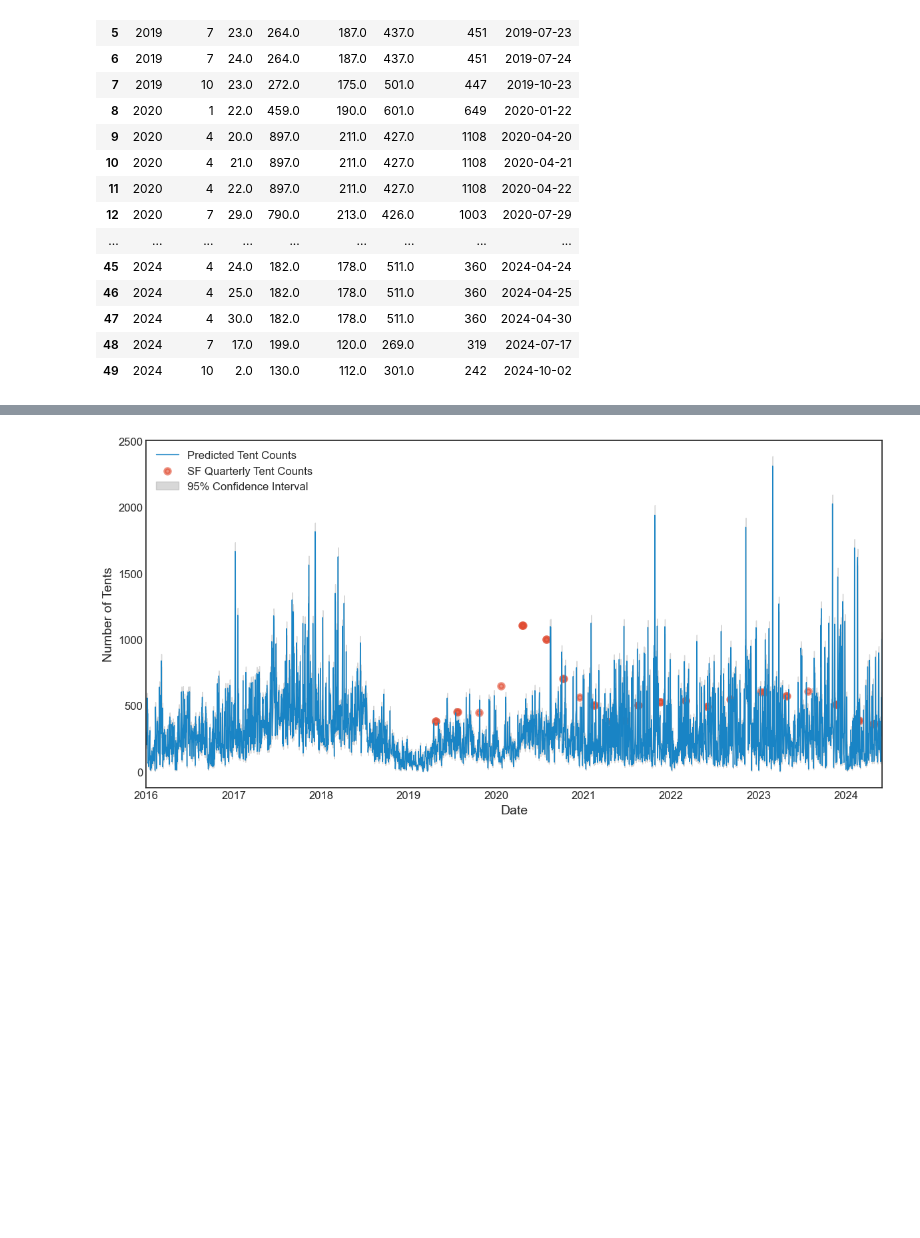
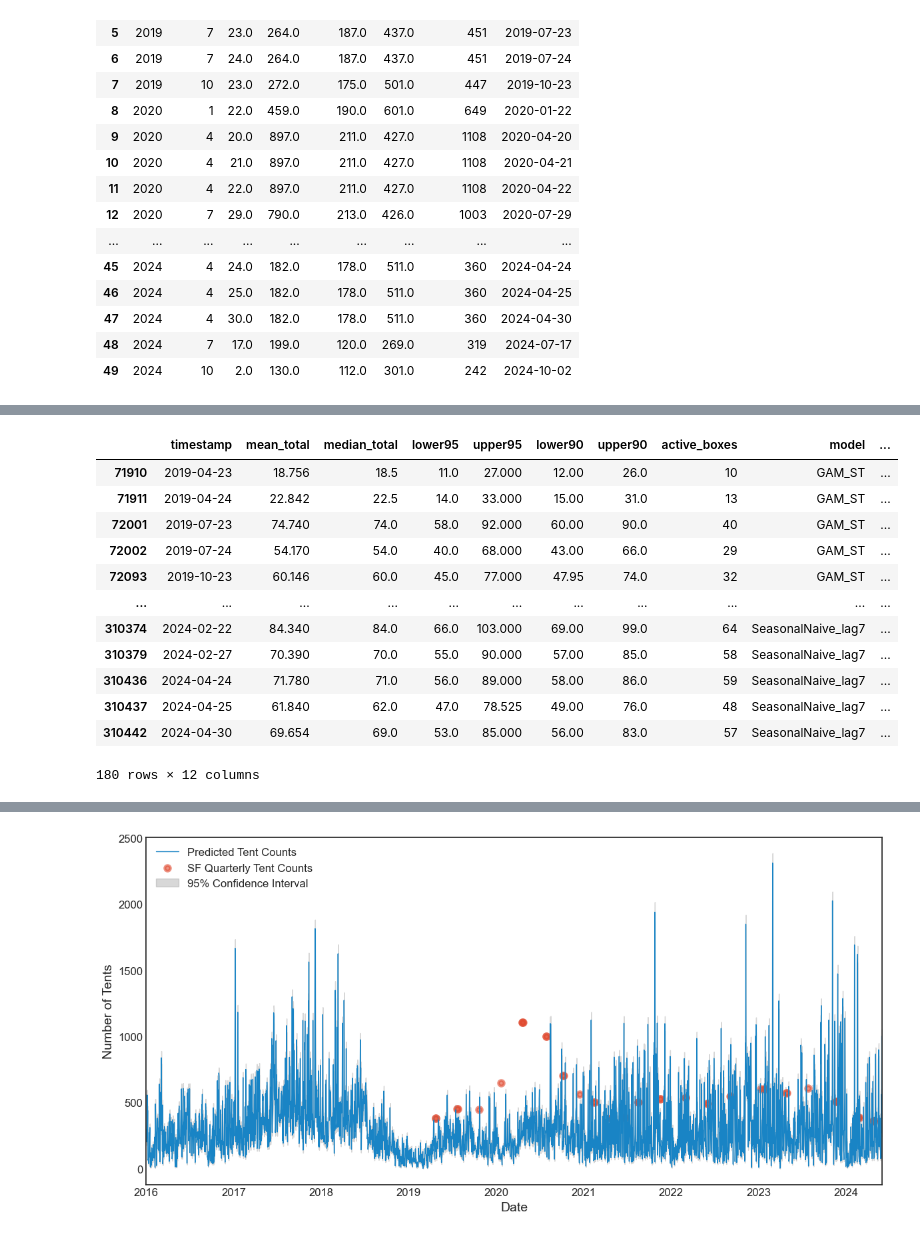
Before and after one commit to yilmajung/HOMELESSSTUDY_EPJDS_2025_v2, a Jupyter notebook: compare_w_baseline_visualize2.ipynb, the cells around one changed output, grey strips where cells are left out. Drawn from its saved outputs; the diff is of its cells as text; code cells hidden in the pictures; blank space fills up the shorter version.

```diff
--- a/compare_w_baseline_visualize2.ipynb
+++ b/compare_w_baseline_visualize2.ipynb
@@ -92,3 +139,19 @@ df_merge_baseline.head()
+# %%
+df_best_baseline[~df_best_baseline['tents'].isna()]
+# %% [output]
+|  | timestamp | mean_total | median_total | lower95 | upper95 | lower90 | upper90 | active_boxes | model | ... |
+| 71910 | 2019-04-23 | 18.756 | 18.5 | 11.0 | 27.000 | 12.00 | 26.0 | 10 | GAM_ST | ... |
+| 71911 | 2019-04-24 | 22.842 | 22.5 | 14.0 | 33.000 | 15.00 | 31.0 | 13 | GAM_ST | ... |
+| 72001 | 2019-07-23 | 74.740 | 74.0 | 58.0 | 92.000 | 60.00 | 90.0 | 40 | GAM_ST | ... |
+| 72002 | 2019-07-24 | 54.170 | 54.0 | 40.0 | 68.000 | 43.00 | 66.0 | 29 | GAM_ST | ... |
+| 72093 | 2019-10-23 | 60.146 | 60.0 | 45.0 | 77.000 | 47.95 | 74.0 | 32 | GAM_ST | ... |
+| ... | ... | ... | ... | ... | ... | ... | ... | ... | ... | ... |
+| 310374 | 2024-02-22 | 84.340 | 84.0 | 66.0 | 103.000 | 69.00 | 99.0 | 64 | SeasonalNaive_lag7 | ... |
+| 310379 | 2024-02-27 | 70.390 | 70.0 | 55.0 | 90.000 | 57.00 | 85.0 | 58 | SeasonalNaive_lag7 | ... |
+| 310436 | 2024-04-24 | 71.780 | 71.0 | 56.0 | 89.000 | 58.00 | 86.0 | 59 | SeasonalNaive_lag7 | ... |
+| 310437 | 2024-04-25 | 61.840 | 62.0 | 47.0 | 78.525 | 49.00 | 76.0 | 48 | SeasonalNaive_lag7 | ... |
+| 310442 | 2024-04-30 | 69.654 | 69.0 | 53.0 | 85.000 | 56.00 | 83.0 | 57 | SeasonalNaive_lag7 | ... |
+180 rows × 12 columns
 # %%
 df_merge_baseline['model'].unique()
 # %% [output]
```
Also changed, not shown: parts of 15 cells of this notebook, 1 other file.
